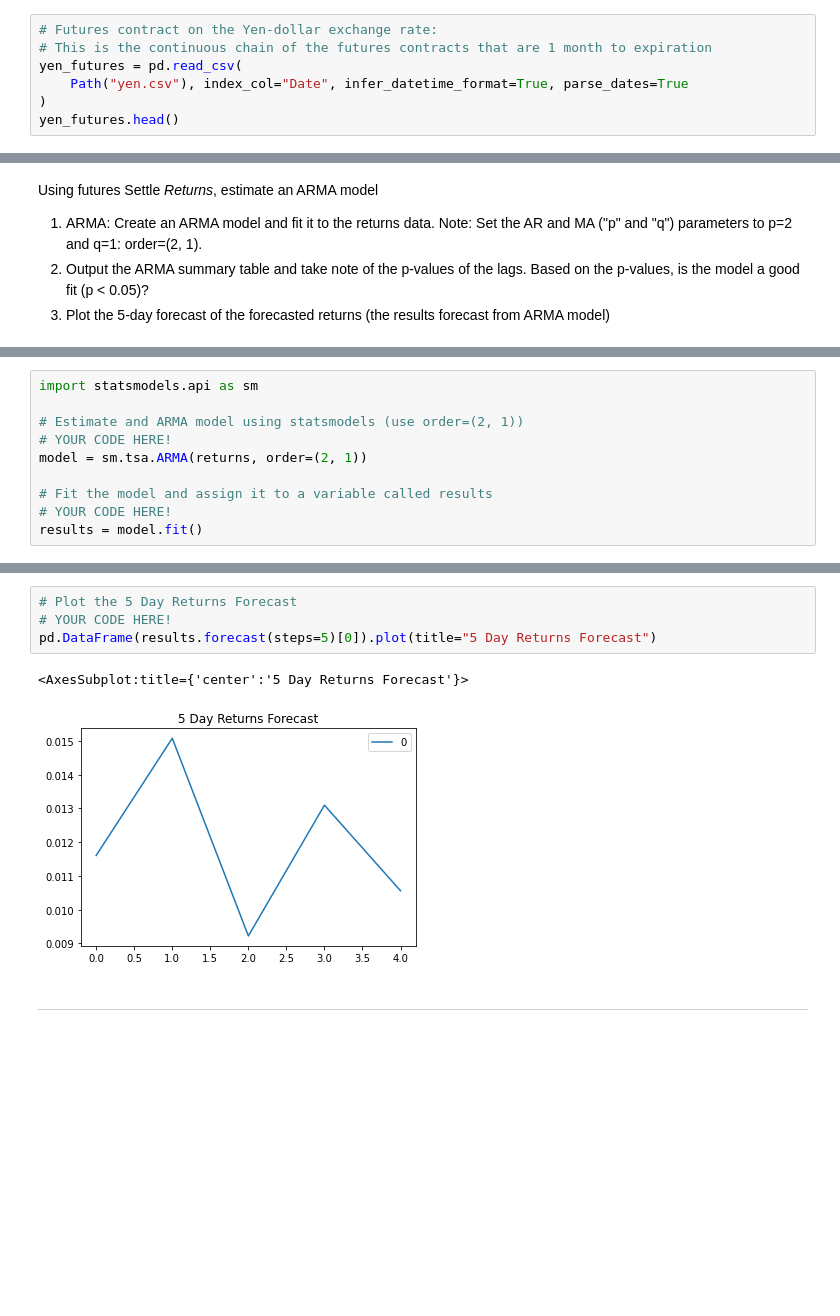
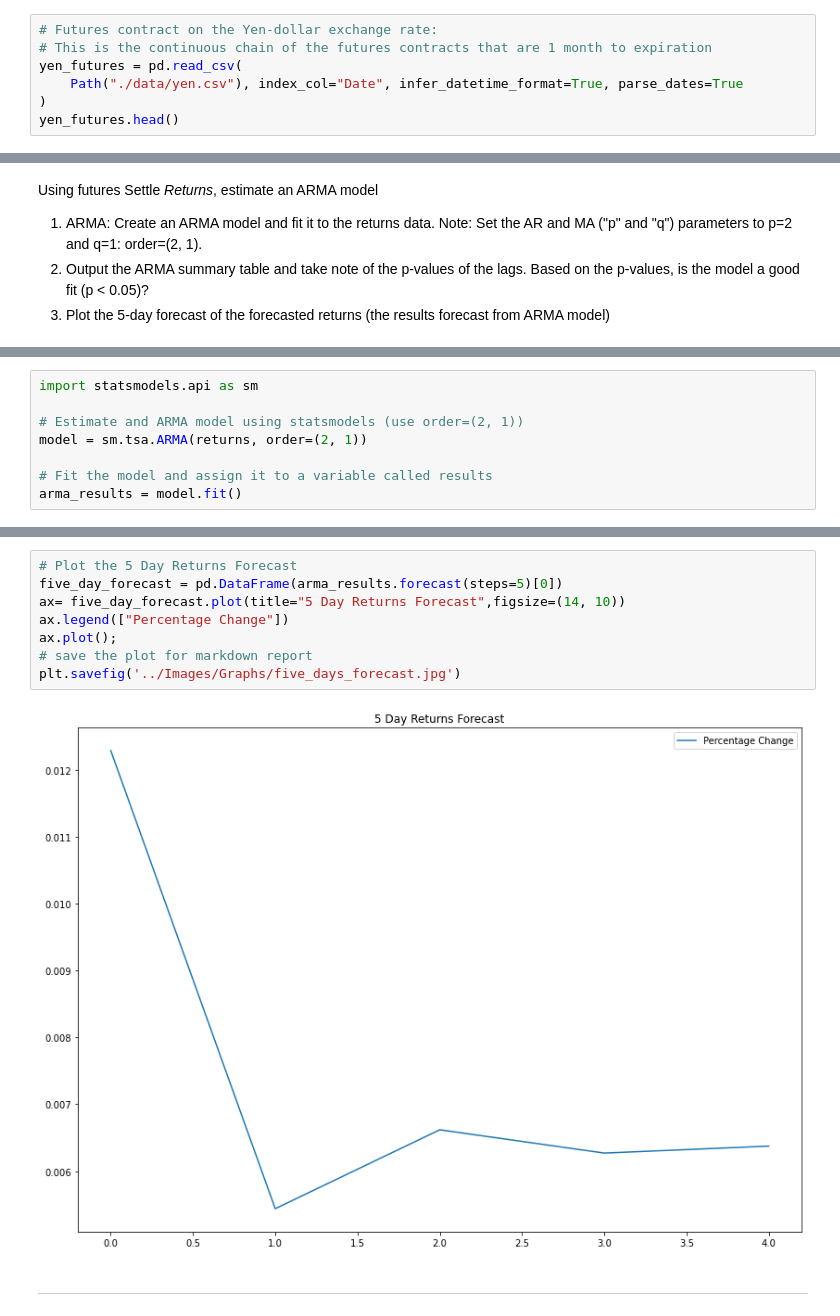
Before and after one commit to morjaria/UnitTenHomework, a Jupyter notebook: submission/time_series_analysis.ipynb, the cells around one changed output, grey strips where cells are left out. Drawn from its saved outputs; the diff is of its cells as text; blank space fills up the shorter version.

```diff
--- a/submission/time_series_analysis.ipynb
+++ b/submission/time_series_analysis.ipynb
@@ -10,7 +14,7 @@ In this notebook, you will load historical Dollar-Yen exchange rate futures data
 # Futures contract on the Yen-dollar exchange rate:
 # This is the continuous chain of the futures contracts that are 1 month to expiration
 yen_futures = pd.read_csv(
-    Path("yen.csv"), index_col="Date", infer_datetime_format=True, parse_dates=True
+    Path("./data/yen.csv"), index_col="Date", infer_datetime_format=True, parse_dates=True
 )
 yen_futures.head()
 # %% [output]
@@ -112,9 +152,7 @@ returns.tail()
 import statsmodels.api as sm
 
 # Estimate and ARMA model using statsmodels (use order=(2, 1))
-# YOUR CODE HERE!
 model = sm.tsa.ARMA(returns, order=(2, 1))
 
 # Fit the model and assign it to a variable called results
-# YOUR CODE HERE!
-results = model.fit()
+arma_results = model.fit()
@@ -163,10 +184,13 @@ Roots
 # %%
 # Plot the 5 Day Returns Forecast
-# YOUR CODE HERE!
-pd.DataFrame(results.forecast(steps=5)[0]).plot(title="5 Day Returns Forecast")
+five_day_forecast = pd.DataFrame(arma_results.forecast(steps=5)[0])
+ax= five_day_forecast.plot(title="5 Day Returns Forecast",figsize=(14, 10))
+ax.legend(["Percentage Change"])
+ax.plot();
+# save the plot for markdown report
+plt.savefig('../Images/Graphs/five_days_forecast.jpg')
 # %% [output]
-<AxesSubplot:title={'center':'5 Day Returns Forecast'}>
-[figure, old version]
+[figure, new version]
 # %% [markdown]
 ---
 # %% [markdown]
```
Also changed, not shown: parts of 30 cells of this notebook, 13 other files.
